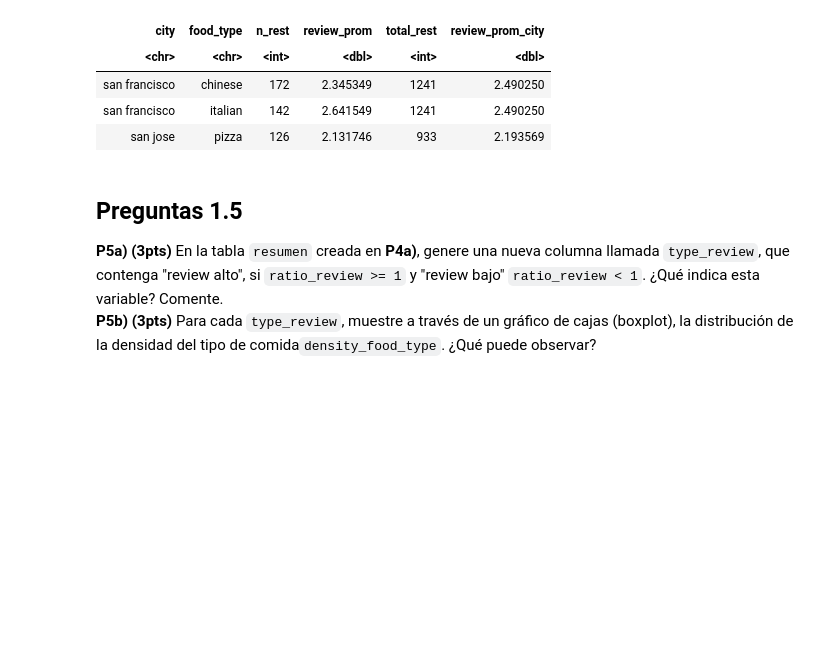
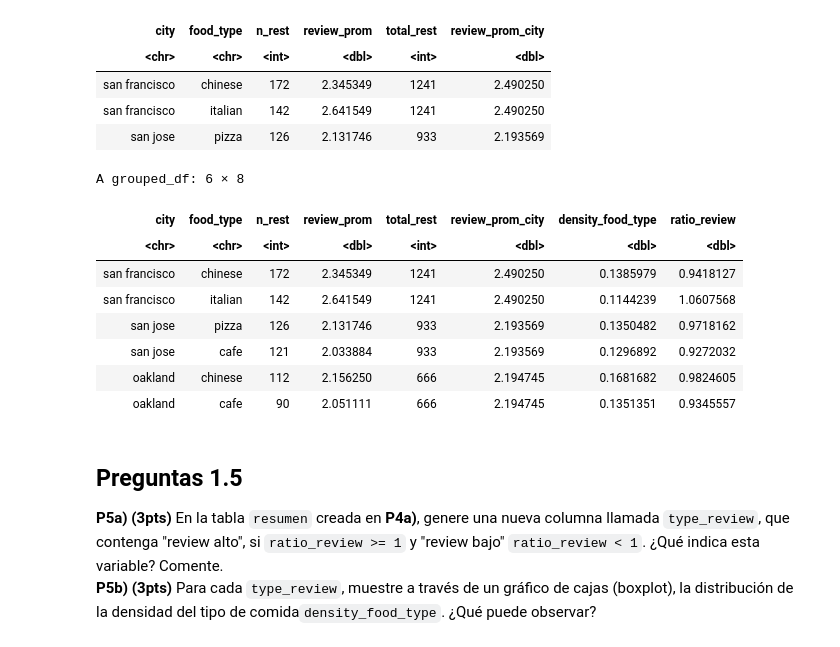
Before and after one commit to HaroldConley/diplomado_BD, a Jupyter notebook: Evaluaciones/C2/Control2.ipynb, the cells around one changed output. Drawn from its saved outputs; the diff is of its cells as text; code cells hidden in the pictures; blank space fills up the shorter version.

```diff
--- a/Evaluaciones/C2/Control2.ipynb
+++ b/Evaluaciones/C2/Control2.ipynb
@@ -470,8 +470,25 @@ A grouped_df: 3 × 6
 | san jose | pizza | 126 | 2.131746 | 933 | 2.193569 |
 # %%
 # Pregunta 4.b.- Basado en la tabla anterior, construya dos nuevas columnas llamadas density_food_type y ratio_review que contengan la siguiente información:
-#     density_food_type: Representa el cuociente entre le total de restaurants por tipo de comida y ciudad, respecto del total de restaurantes de la ciudad. (n_rest/total_rest)
+#     density_food_type: Representa el cuociente entre el total de restaurants por tipo de comida y ciudad, respecto del total de restaurantes de la ciudad. (n_rest/total_rest)
 #     ratio_review: Representa el cociente entre a valoración del restaurant por tipo de comida y ciudad, respecto de la valoración promedio de los resturants de la misma ciudad. (review_prom/review_prom_city)
+
+resumen <-  resumen %>%
+              mutate(density_food_type = n_rest/total_rest,
+                      ratio_review = review_prom/review_prom_city)
+
+resumen %>%
+  head(6)
+# %% [output]
+A grouped_df: 6 × 8
+| city | food_type | n_rest | review_prom | total_rest | review_prom_city | density_food_type | ratio_review |
+| <chr> | <chr> | <int> | <dbl> | <int> | <dbl> | <dbl> | <dbl> |
+| san francisco | chinese | 172 | 2.345349 | 1241 | 2.490250 | 0.1385979 | 0.9418127 |
+| san francisco | italian | 142 | 2.641549 | 1241 | 2.490250 | 0.1144239 | 1.0607568 |
+| san jose | pizza | 126 | 2.131746 | 933 | 2.193569 | 0.1350482 | 0.9718162 |
+| san jose | cafe | 121 | 2.033884 | 933 | 2.193569 | 0.1296892 | 0.9272032 |
+| oakland | chinese | 112 | 2.156250 | 666 | 2.194745 | 0.1681682 | 0.9824605 |
+| oakland | cafe | 90 | 2.051111 | 666 | 2.194745 | 0.1351351 | 0.9345557 |
 # %% [markdown]
 ## Preguntas 1.5
 **P5a) (3pts)** En la tabla `resumen` creada en **P4a)**, genere una nueva columna llamada `type_review`, que contenga "review alto", si `ratio_review >= 1` y "review bajo"  `ratio_review < 1`. ¿Qué indica esta variable? Comente.  <br>
```
